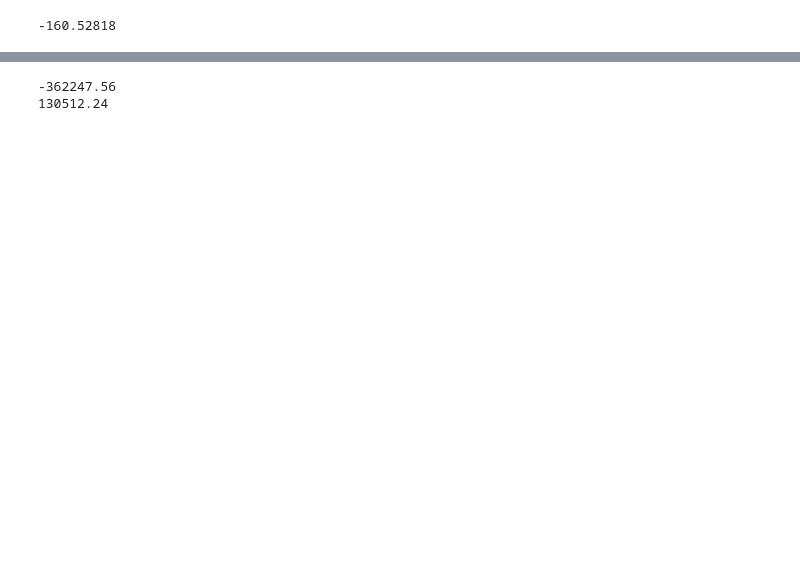
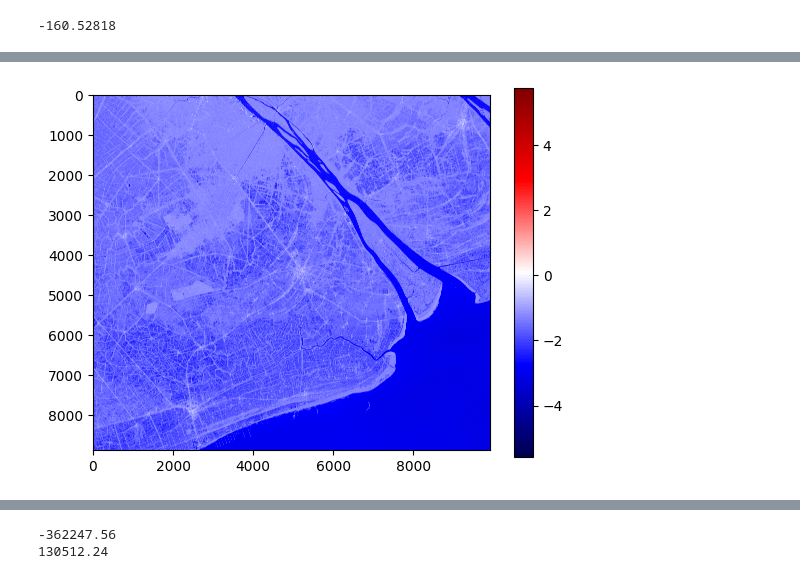
Before and after one commit to minhify/CTU-CSIROBoeingPhase5, a Jupyter notebook: test_load_VH-VV.ipynb, the cells around one changed output, grey strips where cells are left out. Cells and saved outputs as stored; diff of their text form; code cells hidden in the pictures; blank space fills up the shorter version.

```diff
--- a/test_load_VH-VV.ipynb
+++ b/test_load_VH-VV.ipynb
@@ -325,0 +338,11 @@ print(data_sen1['vv'].min().values)
+# %%
+test = dsvh.isel(time=8)
+log_test = np.sign(test) * np.log10(np.abs(test))
+
+print()
+
+plt.imshow(log_test, cmap='seismic')
+plt.colorbar()
+plt.show()
+# %% [output]
+[figure, added]
```
Also changed, not shown: parts of 16 cells of this notebook, 1 other file.
